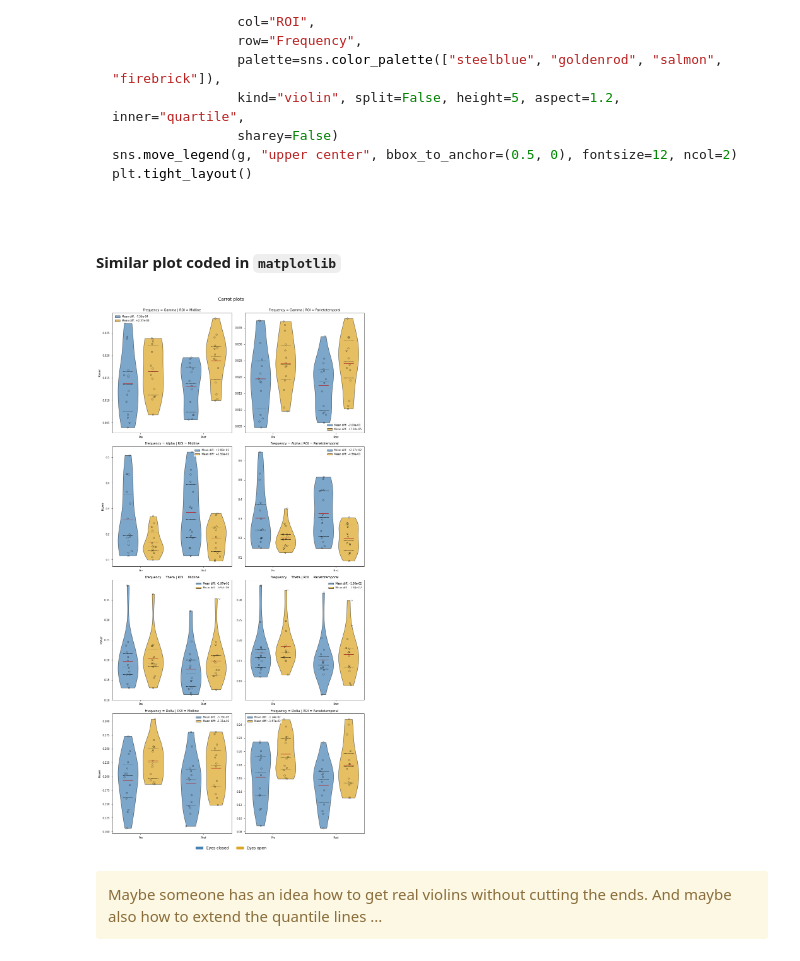
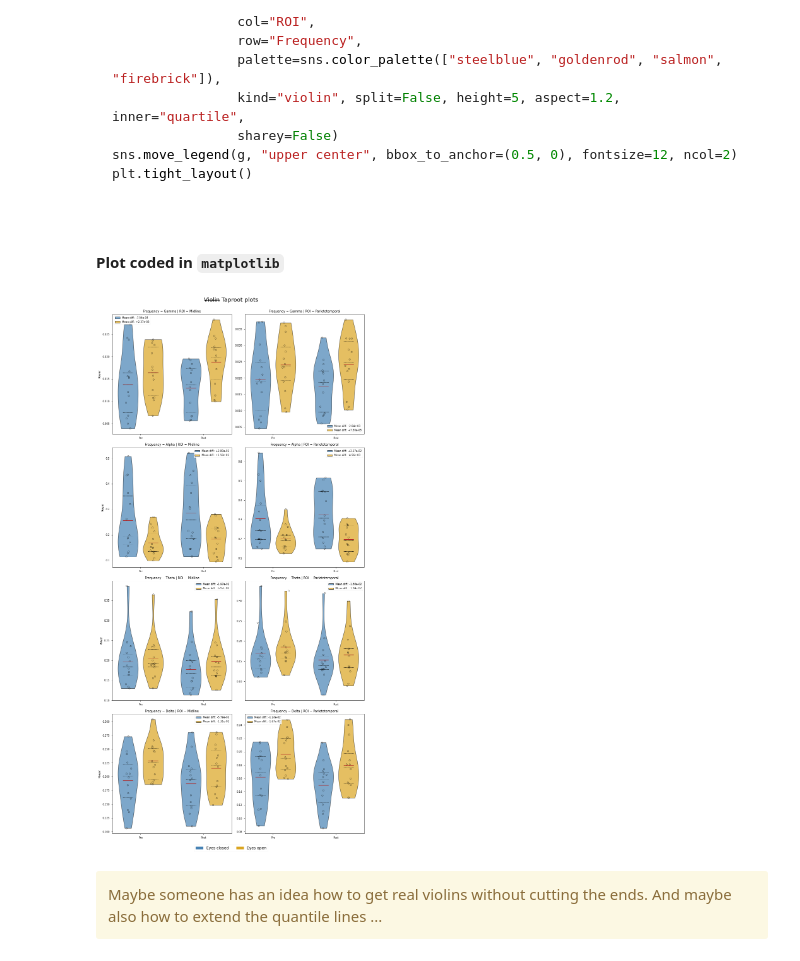
Before and after one commit to ElectronicsArchiver/tewa1_cogpsy_python, a Jupyter notebook: final_project_dataset_1.ipynb, the cells around one changed output. Cells and saved outputs as stored; diff of their text form; code cells hidden in the pictures.

Commit message:
added taproot

````diff
--- a/final_project_dataset_1.ipynb
+++ b/final_project_dataset_1.ipynb
@@ -117,7 +117,7 @@ plt.tight_layout()
 
 ```
 # %% [markdown]
-#### Similar plot coded in `matplotlib`
+#### Plot coded in `matplotlib`
 # %%
 plt.style.use('seaborn-paper')
 
@@ -189,35 +189,35 @@ for i_roi, violin_roi in enumerate(violin_rois):
                 [(2.5*i_time+1+np.random.normal(0,.05)) for i in range(int(len(violin_data)/2))],
                 violin_data.loc[violin_data["Time"] == violin_time, "EO"],
                 marker="o",
                 color="none",
                 s=23,
                 edgecolors="black",
                 linewidths=.5,
             )
 
 
         axs[i_freq][i_roi].set_title(f"Frequency = {violin_freq} | ROI = {violin_roi}", fontsize=10)
         axs[i_freq][i_roi].set_xticks([0.5, 3], violin_times)
         axs[i_freq][0].set_ylabel("Power")
         axs[i_freq][i_roi].legend()
 
 
 # Labels to use in the legend for each line
 labels = ["in 2019", "in 2020"]
 
 # Title for subplots
-fig.suptitle('Carrot plots', fontsize=14, y=1)
+fig.suptitle('\u0336'.join("Violin") + '\u0336' +' Taproot plots', fontsize=18, y=1)
 
 import matplotlib.patches as mpatches
 
 l1 = mpatches.Patch(color='steelblue', label='Eyes closed')
 l2 = mpatches.Patch(color='goldenrod', label='Eyes open')
 
 fig.legend(handles=[l1, l2], loc="upper center", bbox_to_anchor=(0.5, 0), fontsize=12, ncol=2)
 
 plt.tight_layout()
 # %% [output]
-[figure, old version]
+[figure, new version]
 # %% [markdown]
 <div class="alert alert-warning">Maybe someone has an idea how to get real violins without cutting the ends. And maybe also how to extend the quantile lines ...</div>
 # %% [markdown]
````
